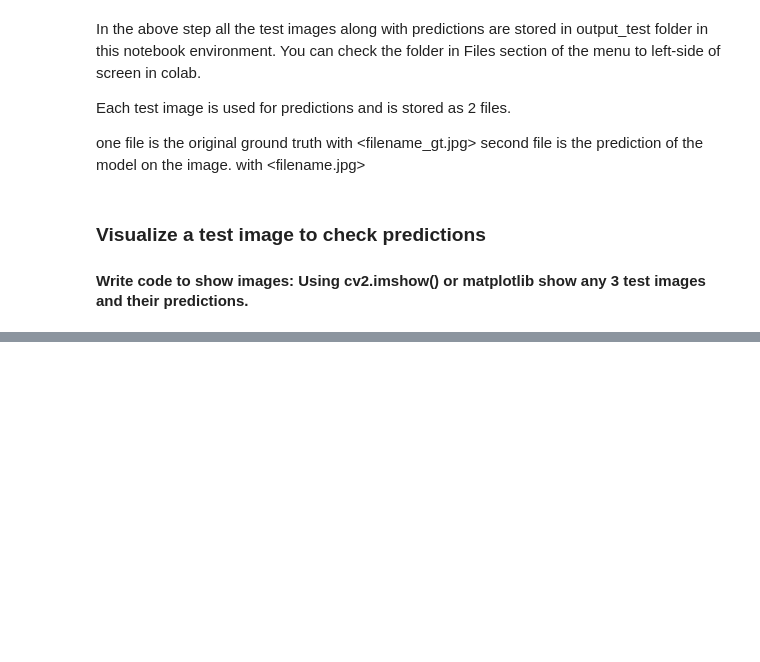
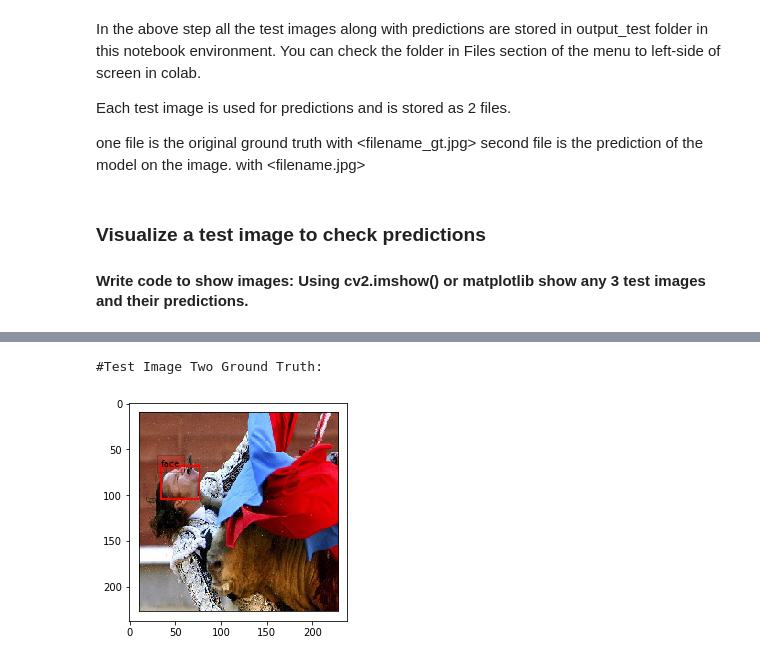
Before and after one commit to SiddharthMehtaRajendra/pgp-aiml-pune-octbatch18-SiddharthMehtaRajendra, a Jupyter notebook: Desktop/python-workspace/PGP AIML Labs/Project 1 | Advanced Computer Vision/FACE_DETECTION_Questions.ipynb, the cells around one changed output, grey strips where cells are left out. Cells and saved outputs as stored; diff of their text form; code cells hidden in the pictures; blank space fills up the shorter version.

```diff
--- a/Desktop/python-workspace/PGP AIML Labs/Project 1 | Advanced Computer Vision/FACE_DETECTION_Questions.ipynb
+++ b/Desktop/python-workspace/PGP AIML Labs/Project 1 | Advanced Computer Vision/FACE_DETECTION_Questions.ipynb
@@ -560,0 +623,8 @@ second file is the prediction of the model on the image. with <filename.jpg>
+# %%
+print("#Test Image Two Ground Truth:")
+img=mpimg.imread('./output_test/47_Matador_Bullfighter_Matador_Bullfighter_47_171_gt.jpg')
+imgplot = plt.imshow(img)
+plt.show()
+# %% [output]
+#Test Image Two Ground Truth:
+[figure, added]
```
Also changed, not shown: parts of 23 cells of this notebook.
